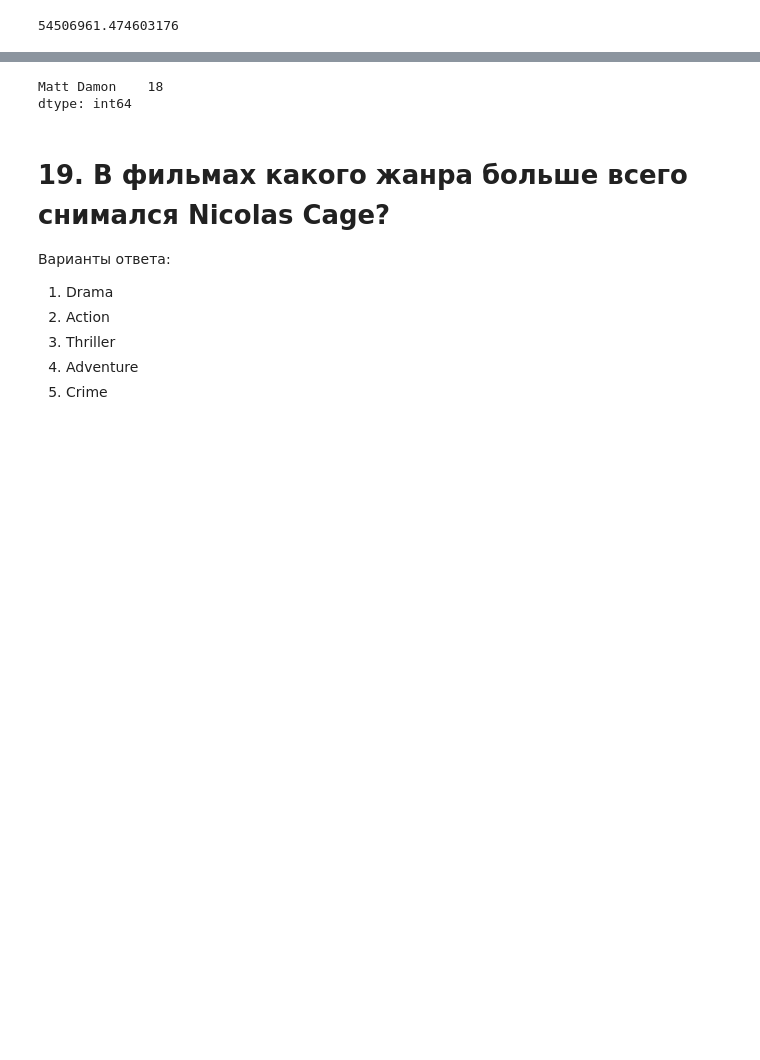
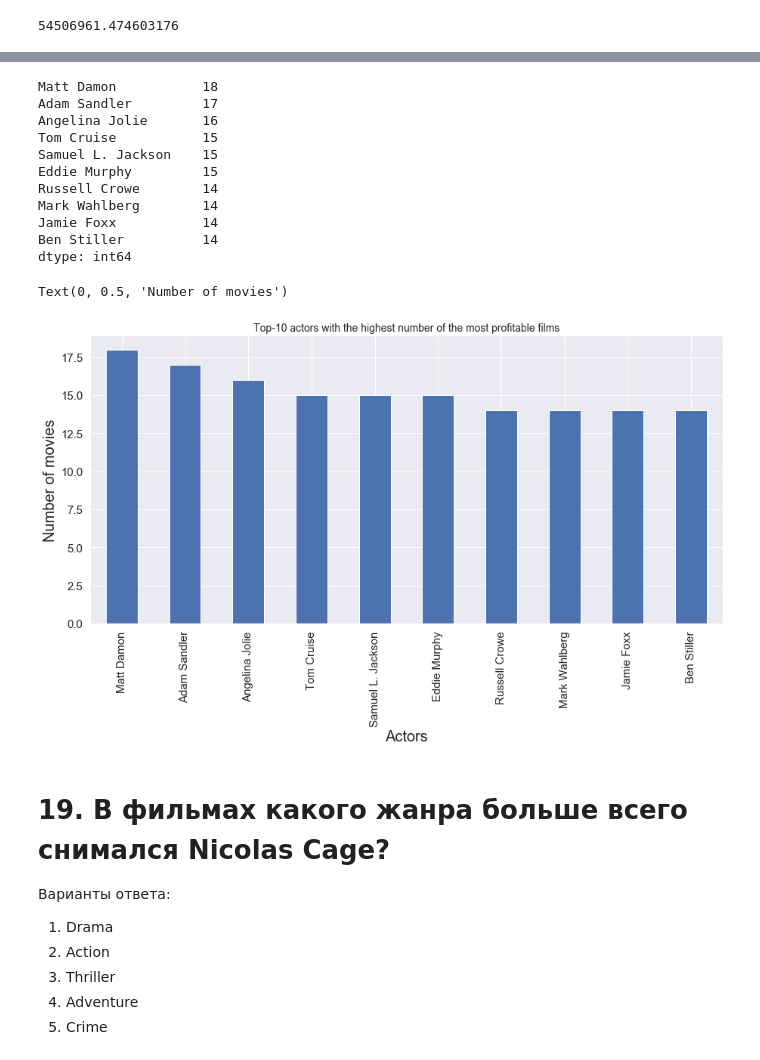
Before and after one commit to LawrenceGrigoryan/skillfactory_rds, a Jupyter notebook: module_1/Project_1. Who wants to become a millionaire.ipynb, the cells around one changed output, grey strips where cells are left out. Drawn from its saved outputs; the diff is of its cells as text; code cells hidden in the pictures; blank space fills up the shorter version.

```diff
--- a/module_1/Project_1. Who wants to become a millionaire.ipynb
+++ b/module_1/Project_1. Who wants to become a millionaire.ipynb
@@ -622,9 +652,24 @@ actor_counter.most_common(1)
-# %%
-# Another option
-pd.DataFrame(high_budget.cast.to_list()).stack().value_counts().iloc[[0]]
-# %% [output]
-Matt Damon    18
-dtype: int64
+# %%
+display(counter(data[data.budget > budget_mean], 'cast')[:10])
+
+counter(data[data.budget > budget_mean], 'cast')[:10].plot(kind='bar', figsize=(15, 7), fontsize=15)
+plt.title('Top-10 actors with the highest number of the most profitable films', fontsize=14)
+plt.xlabel('Actors', fontsize=20)
+plt.ylabel('Number of movies', fontsize=20)
+# %% [output]
+Matt Damon           18
+Adam Sandler         17
+Angelina Jolie       16
+Tom Cruise           15
+Samuel L. Jackson    15
+Eddie Murphy         15
+Russell Crowe        14
+Mark Wahlberg        14
+Jamie Foxx           14
+Ben Stiller          14
+dtype: int64
+Text(0, 0.5, 'Number of movies')
+[figure, added]
 # %%
 answer_ls.append(3)
 # %% [markdown]
```
Also changed, not shown: parts of 50 cells of this notebook.
